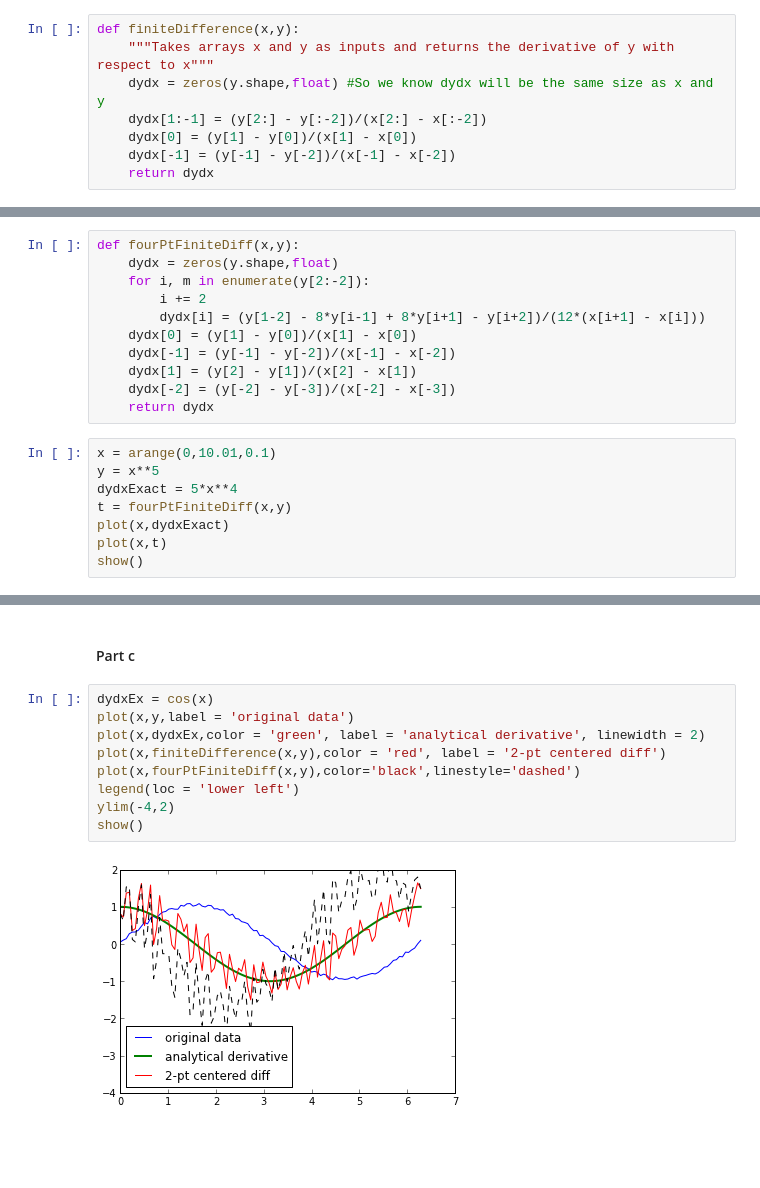
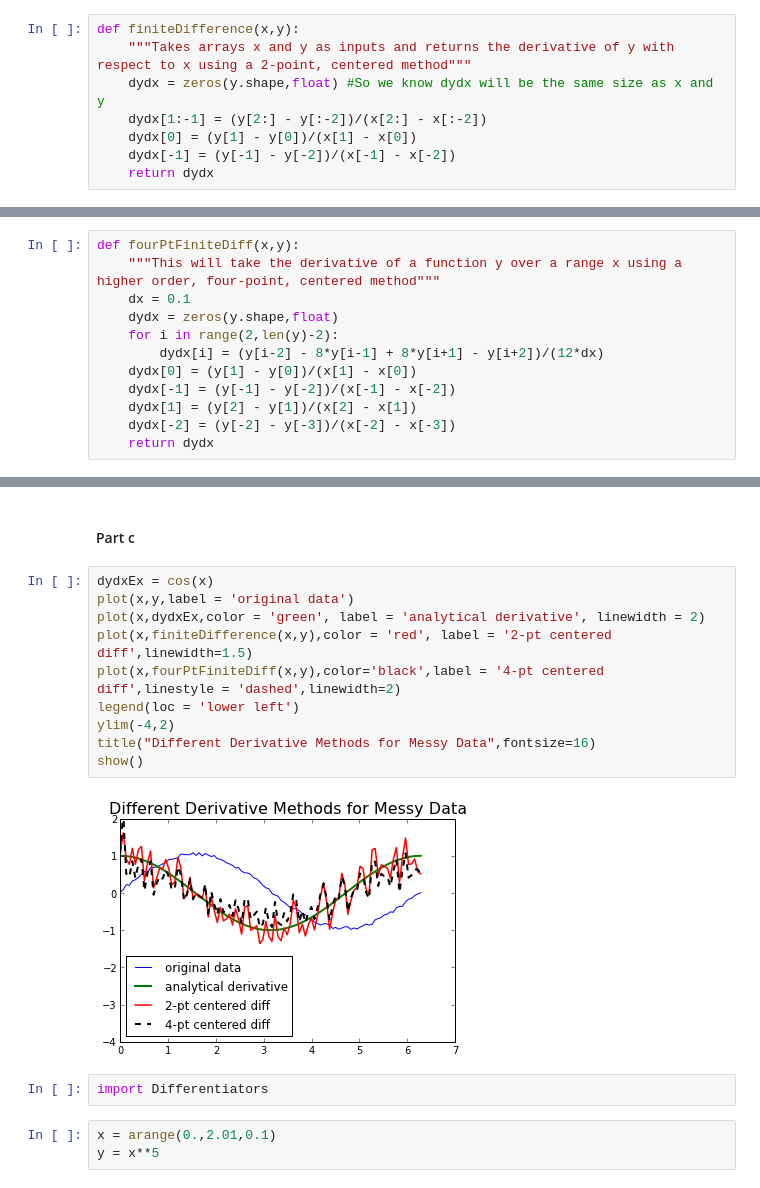
Before and after one commit to bcoit/Phys202-S13, a Jupyter notebook: Week4/InterpAndDiffEx3.ipynb, the cells around one changed output, grey strips where cells are left out. Cells and saved outputs as stored; diff of their text form; blank space fills up the shorter version.

```diff
--- a/Week4/InterpAndDiffEx3.ipynb
+++ b/Week4/InterpAndDiffEx3.ipynb
@@ -71,7 +72,7 @@ Question 3
 #### Part a
 # %%
 def finiteDifference(x,y):
-    """Takes arrays x and y as inputs and returns the derivative of y with respect to x"""
+    """Takes arrays x and y as inputs and returns the derivative of y with respect to x using a 2-point, centered method"""
     dydx = zeros(y.shape,float) #So we know dydx will be the same size as x and y
     dydx[1:-1] = (y[2:] - y[:-2])/(x[2:] - x[:-2])
     dydx[0] = (y[1] - y[0])/(x[1] - x[0])
@@ -158,20 +159,13 @@ show()
 #### Part b
 # %%
 def fourPtFiniteDiff(x,y):
+    """This will take the derivative of a function y over a range x using a higher order, four-point, centered method"""
+    dx = 0.1
     dydx = zeros(y.shape,float)
-    for i, m in enumerate(y[2:-2]):
-        i += 2
-        dydx[i] = (y[1-2] - 8*y[i-1] + 8*y[i+1] - y[i+2])/(12*(x[i+1] - x[i]))
+    for i in range(2,len(y)-2):
+        dydx[i] = (y[i-2] - 8*y[i-1] + 8*y[i+1] - y[i+2])/(12*dx)
     dydx[0] = (y[1] - y[0])/(x[1] - x[0])
     dydx[-1] = (y[-1] - y[-2])/(x[-1] - x[-2])
     dydx[1] = (y[2] - y[1])/(x[2] - x[1])
     dydx[-2] = (y[-2] - y[-3])/(x[-2] - x[-3])
     return dydx
-# %%
-x = arange(0,10.01,0.1)
-y = x**5
-dydxExact = 5*x**4
-t = fourPtFiniteDiff(x,y)
-plot(x,dydxExact)
-plot(x,t)
-show()
@@ -182,11 +174,17 @@ show()
 # %%
 dydxEx = cos(x)
 plot(x,y,label = 'original data')
 plot(x,dydxEx,color = 'green', label = 'analytical derivative', linewidth = 2)
-plot(x,finiteDifference(x,y),color = 'red', label = '2-pt centered diff')
-plot(x,fourPtFiniteDiff(x,y),color='black',linestyle='dashed')
+plot(x,finiteDifference(x,y),color = 'red', label = '2-pt centered diff',linewidth=1.5)
+plot(x,fourPtFiniteDiff(x,y),color='black',label = '4-pt centered diff',linestyle = 'dashed',linewidth=2)
 legend(loc = 'lower left')
 ylim(-4,2)
+title("Different Derivative Methods for Messy Data",fontsize=16)
 show()
 # %% [output]
-[figure, old version]
+[figure, new version]
+# %%
+import Differentiators
+# %%
+x = arange(0.,2.01,0.1)
+y = x**5
```
Also changed, not shown: parts of 6 cells of this notebook, 1 other file.
